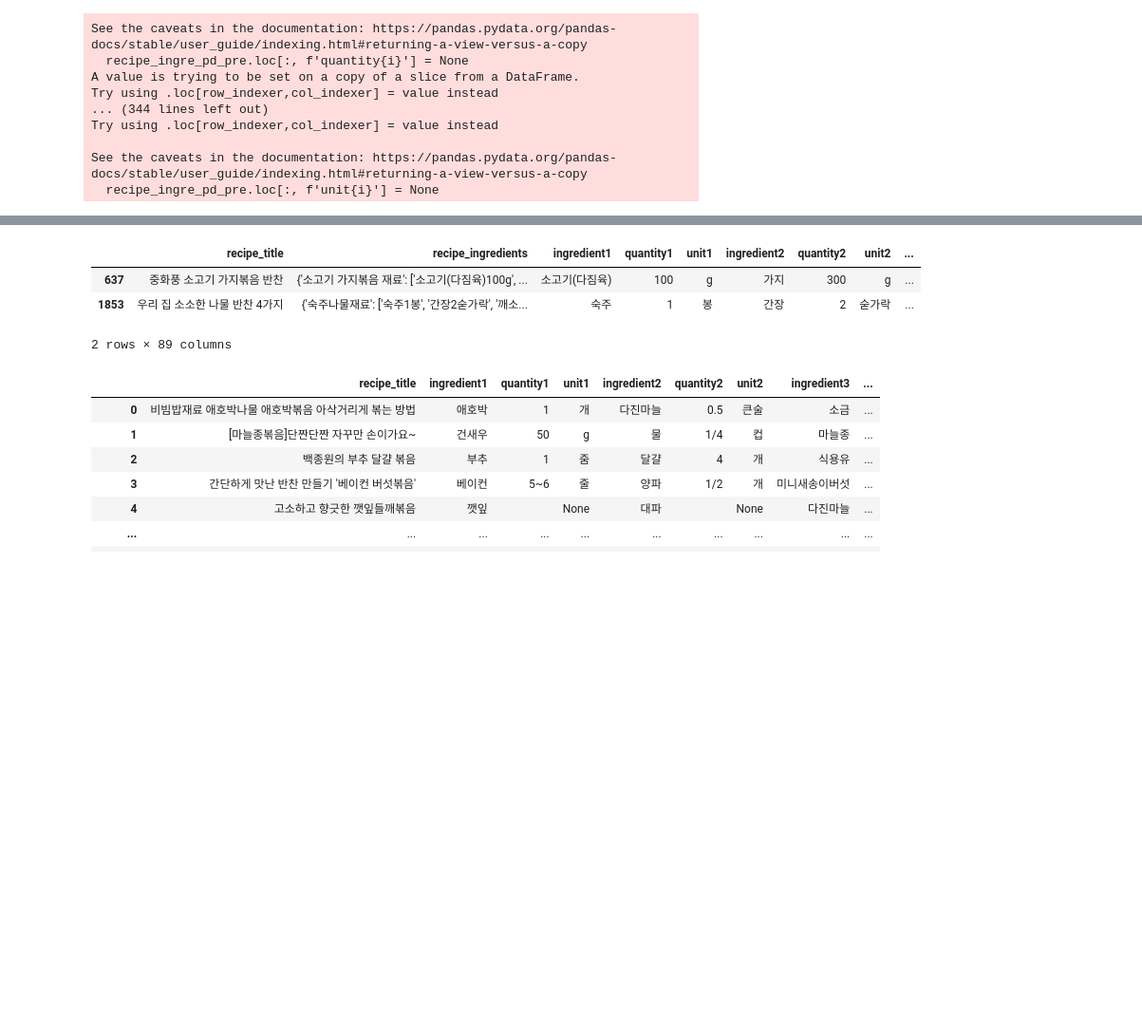
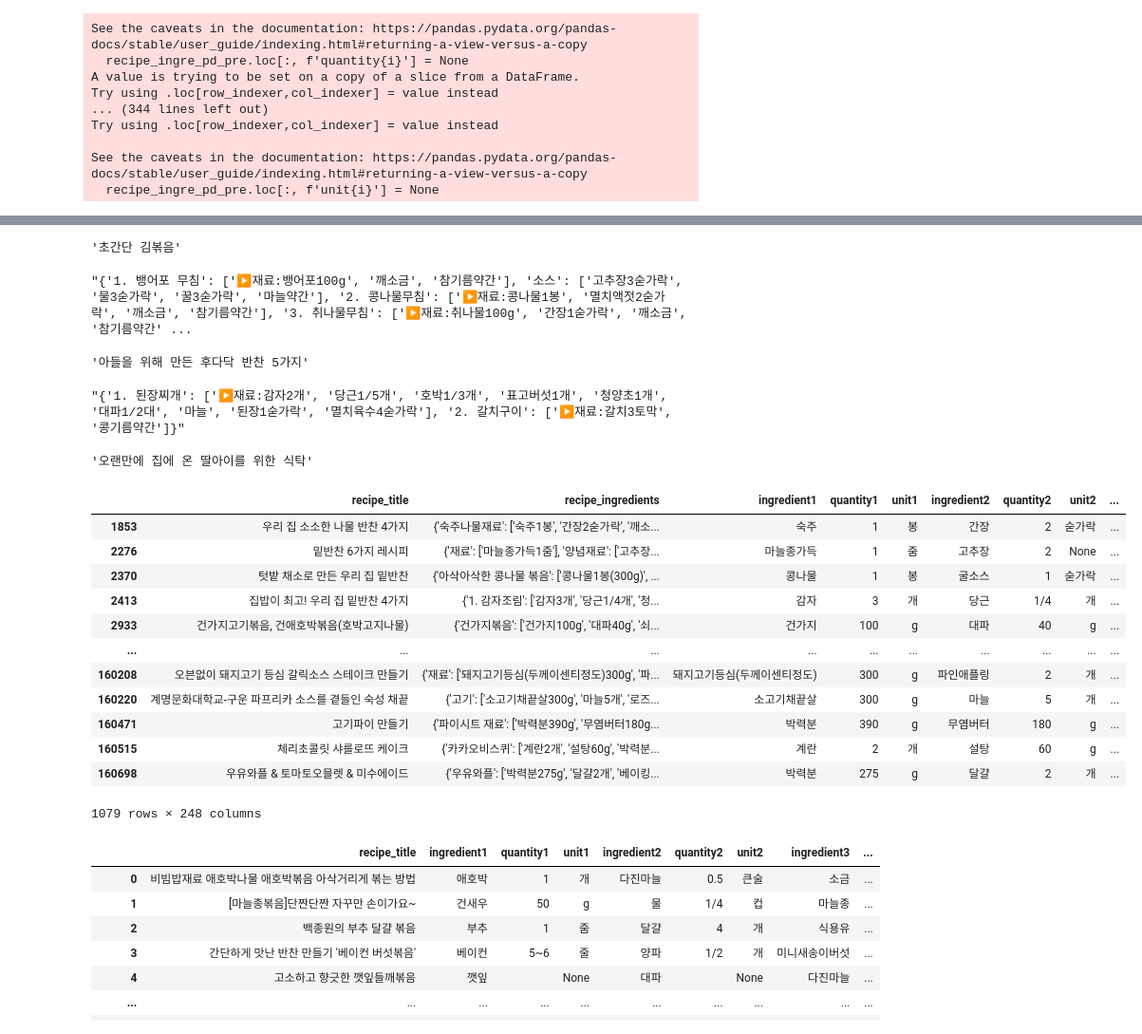
Before and after one commit to kwonhwijun/recipe, a Jupyter notebook: models/embed_009.ipynb, the cells around one changed output, grey strips where cells are left out. Shown at 95% size. Saved outputs shown, nothing was run; the diff lists cells and outputs as text; code cells hidden in the pictures; blank space fills up the shorter version.

```diff
--- a/models/embed_009.ipynb
+++ b/models/embed_009.ipynb
@@ -170,11 +170,11 @@ non_matching_items = {}
 
 for idx, row in tqdm(recipe_ingre_pd_pre.iterrows(), total = recipe_ingre_pd_pre.shape[0]):
     ingredient_count = 1
-    if idx < 2000:
+    if idx < 160712:
         ingredients_dict = ast.literal_eval(row["recipe_ingredients"]) # SyntaxError: unterminated string literal (detected at line 1)
         for items in ingredients_dict.values():
             for item in items :
-                match = re.match(r'([가-힣]+(\([가-힣]+\))?|\(\w+or\w+\)|\([가-힣]+\)[가-힣]+|\d+[가-힣]+)([\d.+/~-]*)([가-힣a-zA-Z]+|약간|조금)?', item)
+                match = re.match(r'([가-힣]+(\([가-힣]+\))?)([\d.+/~-]*)([가-힣a-zA-Z]+|약간|조금)?', item)
                 if match:
                     ingredient, _, quantity, unit = match.groups()
 
@@ -216,10 +234,39 @@ recipe_ingre_pd_pre
+# %%
+recipe_ingre_pd_pre['recipe_title'][6427]
+# %% [output]
+'초간단 김볶음'
+# %%
+recipe_ingre_pd_pre['recipe_ingredients'][6154]
+# %% [output]
+"{'1. 뱅어포 무침': ['▶재료:뱅어포100g', '깨소금', '참기름약간'], '소스': ['고추장3숟가락', '물3숟가락', '꿀3숟가락', '마늘약간'], '2. 콩나물무침': ['▶재료:콩나물1봉', '멸치액젓2숟가락', '깨소금', '참기름약간'], '3. 취나물무침': ['▶재료:취나물100g', '간장1숟가락', '깨소금', '참기름약간' ...
+# %%
+recipe_ingre_pd_pre['recipe_title'][6154]
+# %% [output]
+'아들을 위해 만든 후다닥 반찬 5가지'
+# %%
+recipe_ingre_pd_pre['recipe_ingredients'][5883]
+# %% [output]
+"{'1. 된장찌개': ['▶재료:감자2개', '당근1/5개', '호박1/3개', '표고버섯1개', '청양초1개', '대파1/2대', '마늘', '된장1숟가락', '멸치육수4숟가락'], '2. 갈치구이': ['▶재료:갈치3토막', '콩기름약간']}"
+# %%
+recipe_ingre_pd_pre['recipe_title'][5883]
+# %% [output]
+'오랜만에 집에 온 딸아이를 위한 식탁'
 # %%
-recipe_ingre_pd_pre[recipe_ingre_pd_pre[('ingredient20')].notnull()]
+recipe_ingre_pd_pre[recipe_ingre_pd_pre[('ingredient24')].notnull()]
 # %% [output]
 |  | recipe_title | recipe_ingredients | ingredient1 | quantity1 | unit1 | ingredient2 | quantity2 | unit2 | ... |
-| 637 | 중화풍 소고기 가지볶음 반찬 | {'소고기 가지볶음 재료': ['소고기(다짐육)100g', ... | 소고기(다짐육) | 100 | g | 가지 | 300 | g | ... |
 | 1853 | 우리 집 소소한 나물 반찬 4가지 | {'숙주나물재료': ['숙주1봉', '간장2숟가락', '깨소... | 숙주 | 1 | 봉 | 간장 | 2 | 숟가락 | ... |
+| 2276 | 밑반찬 6가지 레시피 | {'재료': ['마늘종가득1줌'], '양념재료': ['고추장... | 마늘종가득 | 1 | 줌 | 고추장 | 2 | None | ... |
+| 2370 | 텃밭 채소로 만든 우리 집 밑반찬 | {'아삭아삭한 콩나물 볶음': ['콩나물1봉(300g)', ... | 콩나물 | 1 | 봉 | 굴소스 | 1 | 숟가락 | ... |
+| 2413 | 집밥이 최고! 우리 집 밑반찬 4가지 | {'1. 감자조림': ['감자3개', '당근1/4개', '청... | 감자 | 3 | 개 | 당근 | 1/4 | 개 | ... |
+| 2933 | 건가지고기볶음, 건애호박볶음(호박고지나물) | {'건가지볶음': ['건가지100g', '대파40g', '쇠... | 건가지 | 100 | g | 대파 | 40 | g | ... |
+| ... | ... | ... | ... | ... | ... | ... | ... | ... | ... |
+| 160208 | 오븐없이 돼지고기 등심 갈릭소스 스테이크 만들기 | {'재료': ['돼지고기등심(두께이센티정도)300g', '파... | 돼지고기등심(두께이센티정도) | 300 | g | 파인애플링 | 2 | 개 | ... |
+| 160220 | 계명문화대학교-구운 파프리카 소스를 곁들인 숙성 채끝 | {'고기': ['소고기채끝살300g', '마늘5개', '로즈... | 소고기채끝살 | 300 | g | 마늘 | 5 | 개 | ... |
+| 160471 | 고기파이 만들기 | {'파이시트 재료': ['박력분390g', '무염버터180g... | 박력분 | 390 | g | 무염버터 | 180 | g | ... |
+| 160515 | 체리초콜릿 샤를로뜨 케이크 | {'카카오비스퀴': ['계란2개', '설탕60g', '박력분... | 계란 | 2 | 개 | 설탕 | 60 | g | ... |
+| 160698 | 우유와플 & 토마토오믈렛 & 미수에이드 | {'우유와플': ['박력분275g', '달걀2개', '베이킹... | 박력분 | 275 | g | 달걀 | 2 | 개 | ... |
-2 rows × 89 columns
+1079 rows × 248 columns
 # %%
 recipe_ingre_pd_pre_del = recipe_ingre_pd_pre.copy()
 recipe_ingre_pd_pre_del.drop([1853], axis = 0, inplace=True)
```
Also changed, not shown: parts of 9 cells of this notebook, 1 other file.
